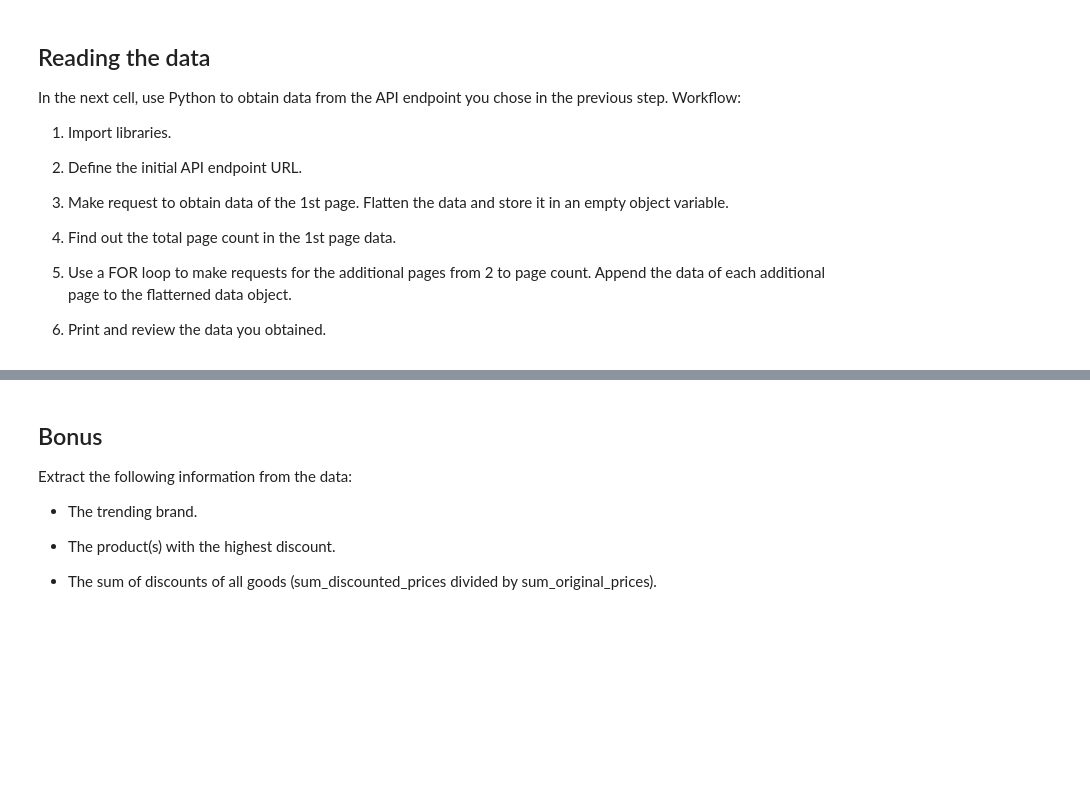
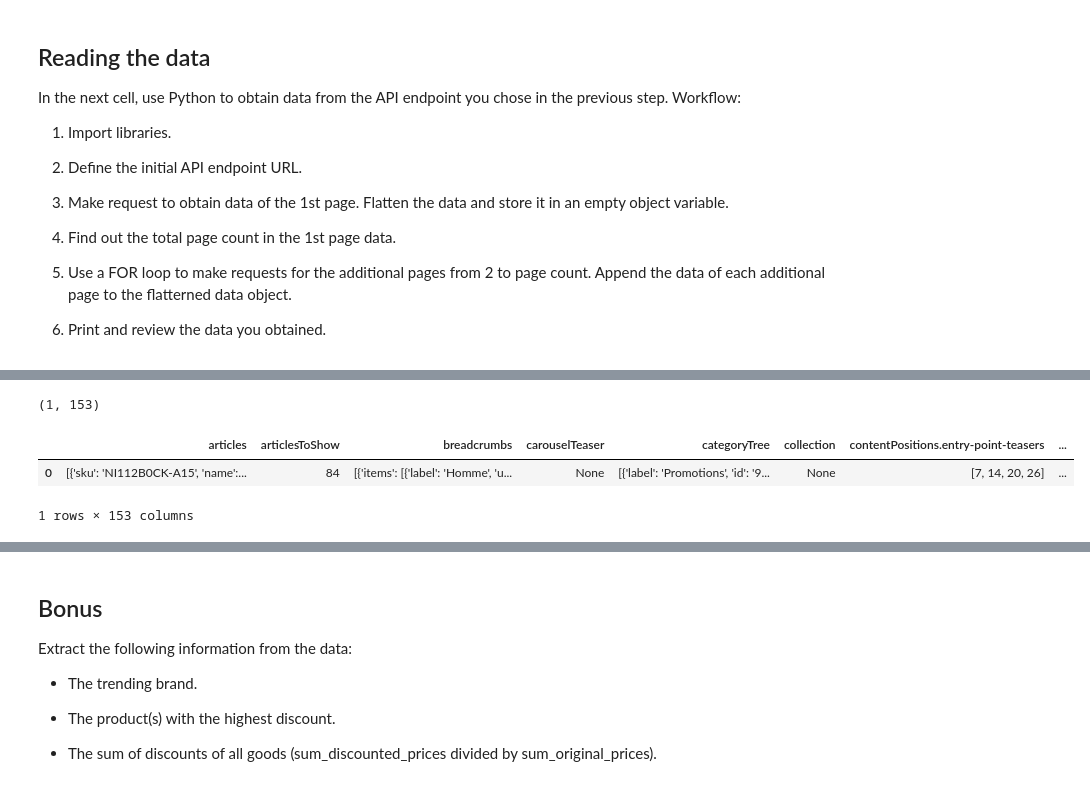
Before and after one commit to ta-datapt-bcn/lab-parsing-API-data, a Jupyter notebook: your-code/main.ipynb, the cells around one changed output, grey strips where cells are left out. Drawn from its saved outputs; the diff is of its cells as text; code cells hidden in the pictures; blank space fills up the shorter version.

```diff
--- a/your-code/main.ipynb
+++ b/your-code/main.ipynb
@@ -37,0 +80,8 @@ In the next cell, use Python to obtain data from the API endpoint you chose in t
+# %%
+print(flattened_data.shape)
+flattened_data.head(2)
+# %% [output]
+(1, 153)
+|  | articles | articlesToShow | breadcrumbs | carouselTeaser | categoryTree | collection | contentPositions.entry-point-teasers | ... |
+| 0 | [{'sku': 'NI112B0CK-A15', 'name':... | 84 | [{'items': [{'label': 'Homme', 'u... | None | [{'label': 'Promotions', 'id': '9... | None | [7, 14, 20, 26] | ... |
+1 rows × 153 columns
```
Also changed, not shown: parts of 20 cells of this notebook.
